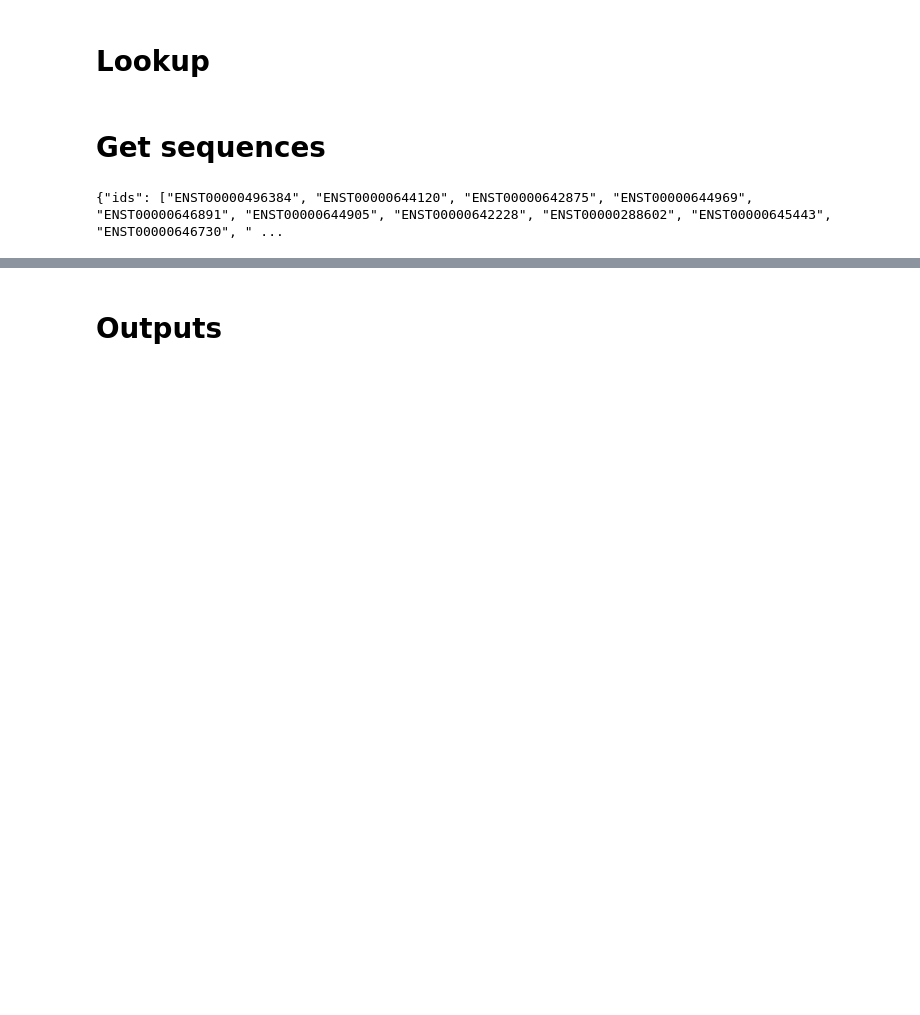
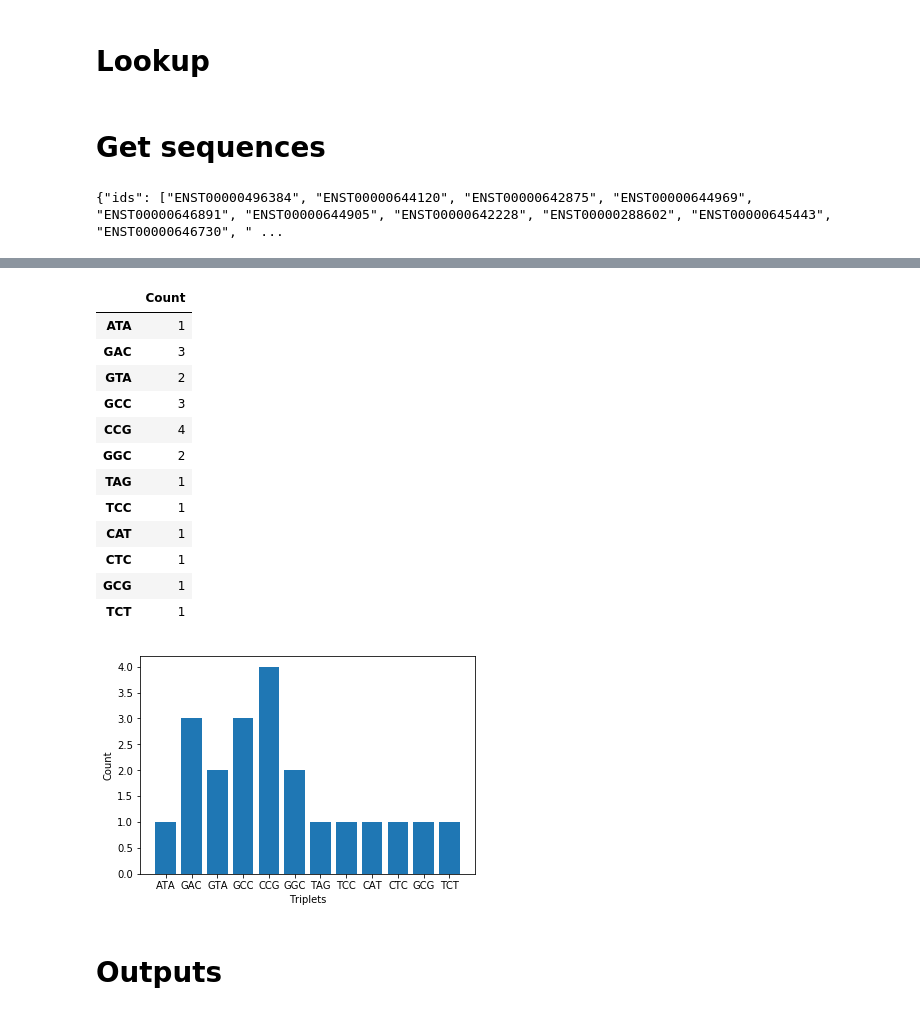
Before and after one commit to nandoide/misc_work, a Jupyter notebook: Desktop/uni/PRMDM.work/find_bases.ipynb, the cells around one changed output, grey strips where cells are left out. Drawn from its saved outputs; the diff is of its cells as text; code cells hidden in the pictures; blank space fills up the shorter version.

```diff
--- a/Desktop/uni/PRMDM.work/find_bases.ipynb
+++ b/Desktop/uni/PRMDM.work/find_bases.ipynb
@@ -5,9 +5,17 @@ import requests, sys
 import json
 import numpy as np
 import matplotlib.pyplot as plt
+try:
+    import pandas as pd
+    if pd.__version__ > "0.22.0":
+        has_pandas = True
+    else:
+        has_pandas = False
+except ImportError:
+    has_pandas = False
+
 %matplotlib inline
 
-#server = "https://grch37.rest.ensembl.org"
 server = "http://rest.ensembl.org"
 headers={ "Content-Type" : "application/json", "Accept" : "application/json"}
 # %% [markdown]
@@ -51,12 +56,0 @@ json_data = json.loads(r.text)
-# %%
-count_oligos = {}
-count_all = 0
-for record in json_data:
-    oligo = record["seq"][102:105]
-    count_all += 1
-    if oligo in count_oligos:
-        count_oligos[oligo] += 1
-    else:
-        count_oligos[oligo] = 1
-print(count_oligos)
-print(count_all)
@@ -66,3 +65,37 @@ print(count_all)
+# %%
+count_triplets = {}
+count_all = 0
+for record in json_data:
+    triplet = record["seq"][102:105]
+    count_all += 1
+    if triplet in count_triplets:
+        count_triplets[triplet] += 1
+    else:
+        count_triplets[triplet] = 1
+
+if has_pandas:
+    df = pd.DataFrame.from_dict(count_triplets, orient='index', columns=['Count'])
+    display(df)
+else:
+    display(count_triplets)
+plt.bar(count_triplets.keys(), count_triplets.values())
+plt.xlabel('Triplets')
+_ = plt.ylabel('Count')
+# %% [output]
+|  | Count |
+| ATA | 1 |
+| GAC | 3 |
+| GTA | 2 |
+| GCC | 3 |
+| CCG | 4 |
+| GGC | 2 |
+| TAG | 1 |
+| TCC | 1 |
+| CAT | 1 |
+| CTC | 1 |
+| GCG | 1 |
+| TCT | 1 |
+[figure, added]
 # %% [markdown]
 # Outputs
 # %%
```
Also changed, not shown: parts of 4 cells of this notebook, 8 other files.
